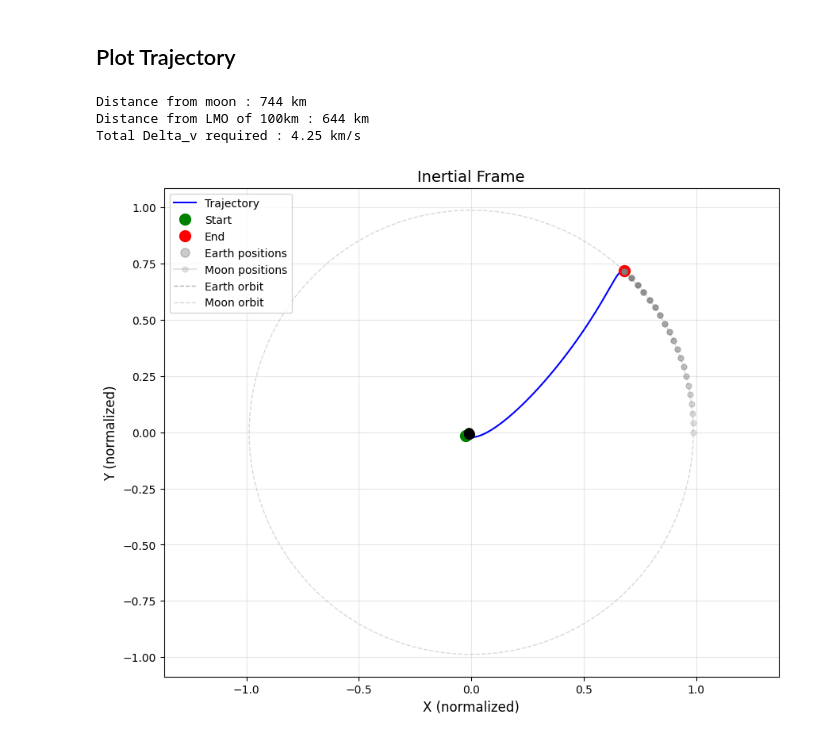
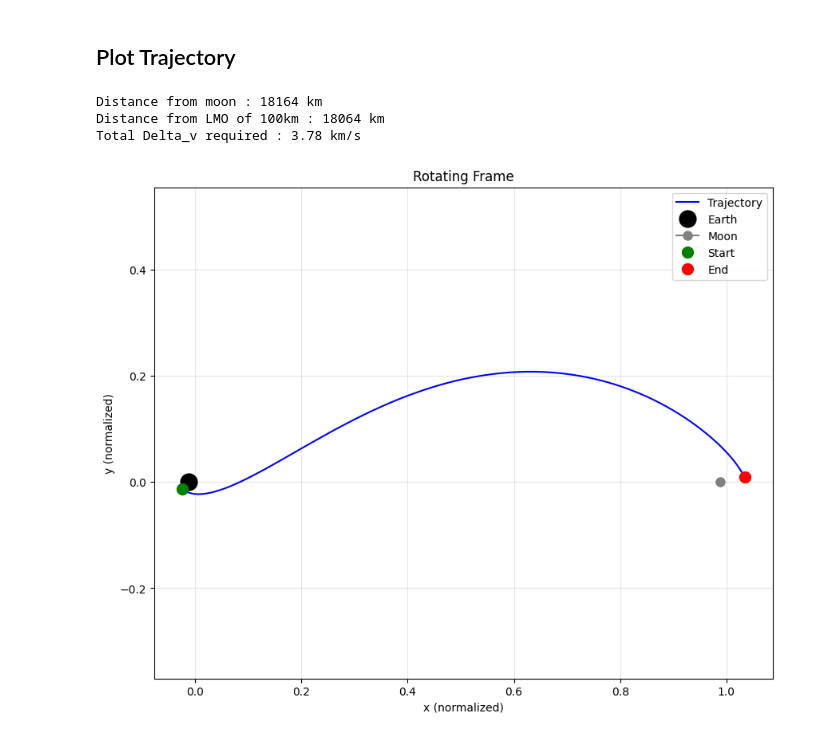
Before and after one commit to samcoulthurst/TrajectoryOptimizer, a Jupyter notebook: notebooks/results_viewer.ipynb, the cells around one changed output. Saved outputs shown, nothing was run; the diff lists cells and outputs as text; code cells hidden in the pictures.

```diff
--- a/notebooks/results_viewer.ipynb
+++ b/notebooks/results_viewer.ipynb
@@ -48,6 +48,8 @@ lmo_alt_m=100e3
 ## Results
 # %%
 optimals = np.load("grid_search_results.npy")
+# %%
+optimals = np.array([3.95 3.05 0.12 0.7 ])
 # %%
 optimal_theta = optimals[0]
 optimal_delta_v = optimals[1]
@@ -79,12 +81,12 @@ constraint_value, objective_value = evaluate(em, x0, leo_alt_m=leo_alt_m, lmo_al
 # %%
 pos_f = states[:,-1][0:3]
 #print(f"Rocket Final Pos in Rotating Frame (normalized units): {pos_f}")
 print(f"Distance from moon : {1e-3*(constraint_value*em.l_star + lmo_alt_m):.0f} km")
 print(f"Distance from LMO of 100km : {constraint_value*em.l_star * 1e-3:.0f} km")
 print(f"Total Delta_v required : {objective_value*em.v_star * 1e-3:.2f} km/s")
-plot_trajectory(states, em.mu, t_eval, frame="Inertial")
+plot_trajectory(states, em.mu, t_eval, frame="Rotating")
 # %% [output]
-Distance from moon : 744 km
-Distance from LMO of 100km : 644 km
-Total Delta_v required : 4.25 km/s
+Distance from moon : 18164 km
+Distance from LMO of 100km : 18064 km
+Total Delta_v required : 3.78 km/s
-[figure, old version]
+[figure, new version]
```
Also changed, not shown: parts of 3 cells of this notebook, 5 other files.
